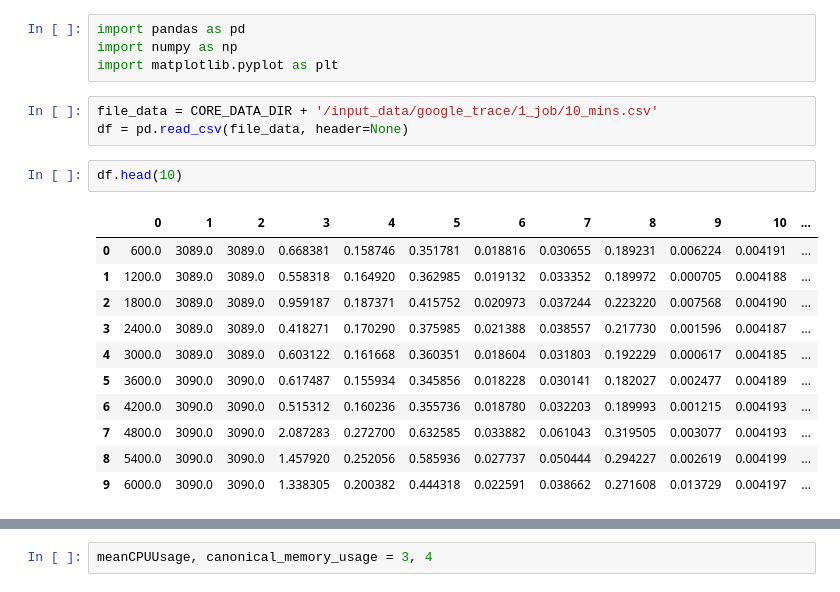
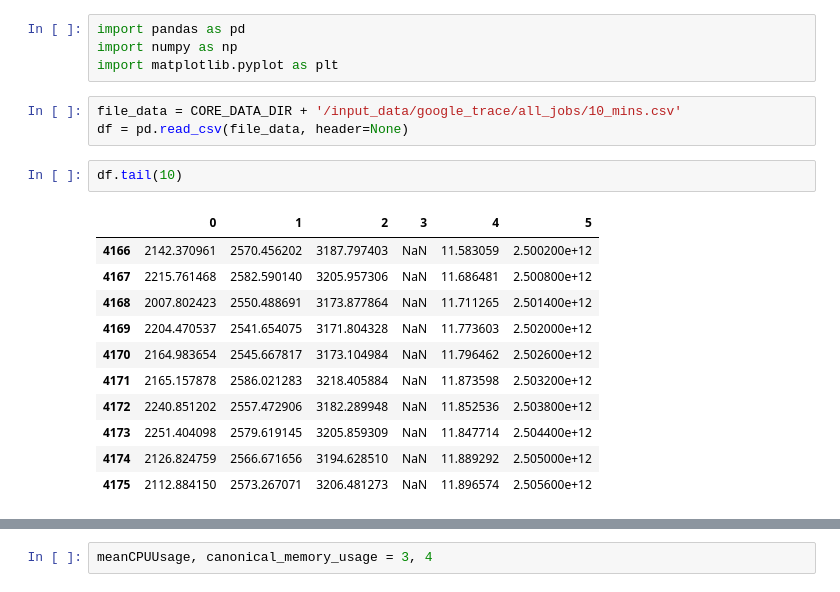
Before and after one commit to thangbk2209/pretraining_auto_scaling_ng, a Jupyter notebook: explore_data/google_trace.ipynb, the cells around one changed output, grey strips where cells are left out. Drawn from its saved outputs; the diff is of its cells as text.

```diff
--- a/explore_data/google_trace.ipynb
+++ b/explore_data/google_trace.ipynb
@@ -9,19 +9,19 @@ import pandas as pd
 import numpy as np
 import matplotlib.pyplot as plt
 # %%
-file_data = CORE_DATA_DIR + '/input_data/google_trace/1_job/10_mins.csv'
+file_data = CORE_DATA_DIR + '/input_data/google_trace/all_jobs/10_mins.csv'
 df = pd.read_csv(file_data, header=None)
 # %%
-df.head(10)
+df.tail(10)
 # %% [output]
-|  | 0 | 1 | 2 | 3 | 4 | 5 | 6 | 7 | 8 | 9 | 10 | ... |
-| 0 | 600.0 | 3089.0 | 3089.0 | 0.668381 | 0.158746 | 0.351781 | 0.018816 | 0.030655 | 0.189231 | 0.006224 | 0.004191 | ... |
-| 1 | 1200.0 | 3089.0 | 3089.0 | 0.558318 | 0.164920 | 0.362985 | 0.019132 | 0.033352 | 0.189972 | 0.000705 | 0.004188 | ... |
-| 2 | 1800.0 | 3089.0 | 3089.0 | 0.959187 | 0.187371 | 0.415752 | 0.020973 | 0.037244 | 0.223220 | 0.007568 | 0.004190 | ... |
-| 3 | 2400.0 | 3089.0 | 3089.0 | 0.418271 | 0.170290 | 0.375985 | 0.021388 | 0.038557 | 0.217730 | 0.001596 | 0.004187 | ... |
-| 4 | 3000.0 | 3089.0 | 3089.0 | 0.603122 | 0.161668 | 0.360351 | 0.018604 | 0.031803 | 0.192229 | 0.000617 | 0.004185 | ... |
-| 5 | 3600.0 | 3090.0 | 3090.0 | 0.617487 | 0.155934 | 0.345856 | 0.018228 | 0.030141 | 0.182027 | 0.002477 | 0.004189 | ... |
-| 6 | 4200.0 | 3090.0 | 3090.0 | 0.515312 | 0.160236 | 0.355736 | 0.018780 | 0.032203 | 0.189993 | 0.001215 | 0.004193 | ... |
-| 7 | 4800.0 | 3090.0 | 3090.0 | 2.087283 | 0.272700 | 0.632585 | 0.033882 | 0.061043 | 0.319505 | 0.003077 | 0.004193 | ... |
-| 8 | 5400.0 | 3090.0 | 3090.0 | 1.457920 | 0.252056 | 0.585936 | 0.027737 | 0.050444 | 0.294227 | 0.002619 | 0.004199 | ... |
-| 9 | 6000.0 | 3090.0 | 3090.0 | 1.338305 | 0.200382 | 0.444318 | 0.022591 | 0.038662 | 0.271608 | 0.013729 | 0.004197 | ... |
+|  | 0 | 1 | 2 | 3 | 4 | 5 |
+| 4166 | 2142.370961 | 2570.456202 | 3187.797403 | NaN | 11.583059 | 2.500200e+12 |
+| 4167 | 2215.761468 | 2582.590140 | 3205.957306 | NaN | 11.686481 | 2.500800e+12 |
+| 4168 | 2007.802423 | 2550.488691 | 3173.877864 | NaN | 11.711265 | 2.501400e+12 |
+| 4169 | 2204.470537 | 2541.654075 | 3171.804328 | NaN | 11.773603 | 2.502000e+12 |
+| 4170 | 2164.983654 | 2545.667817 | 3173.104984 | NaN | 11.796462 | 2.502600e+12 |
+| 4171 | 2165.157878 | 2586.021283 | 3218.405884 | NaN | 11.873598 | 2.503200e+12 |
+| 4172 | 2240.851202 | 2557.472906 | 3182.289948 | NaN | 11.852536 | 2.503800e+12 |
+| 4173 | 2251.404098 | 2579.619145 | 3205.859309 | NaN | 11.847714 | 2.504400e+12 |
+| 4174 | 2126.824759 | 2566.671656 | 3194.628510 | NaN | 11.889292 | 2.505000e+12 |
+| 4175 | 2112.884150 | 2573.267071 | 3206.481273 | NaN | 11.896574 | 2.505600e+12 |
```
Also changed, not shown: parts of 4 cells of this notebook, 19 other files.
